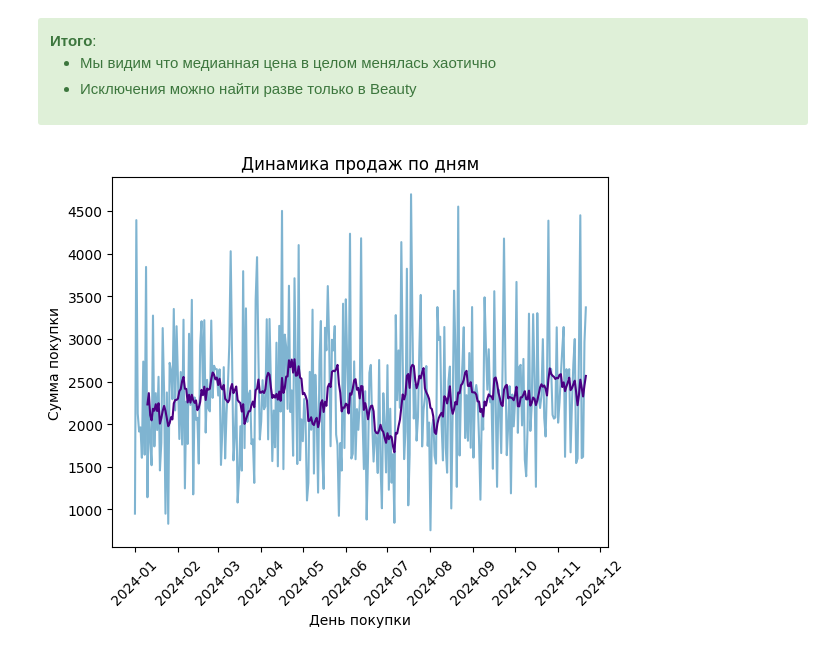
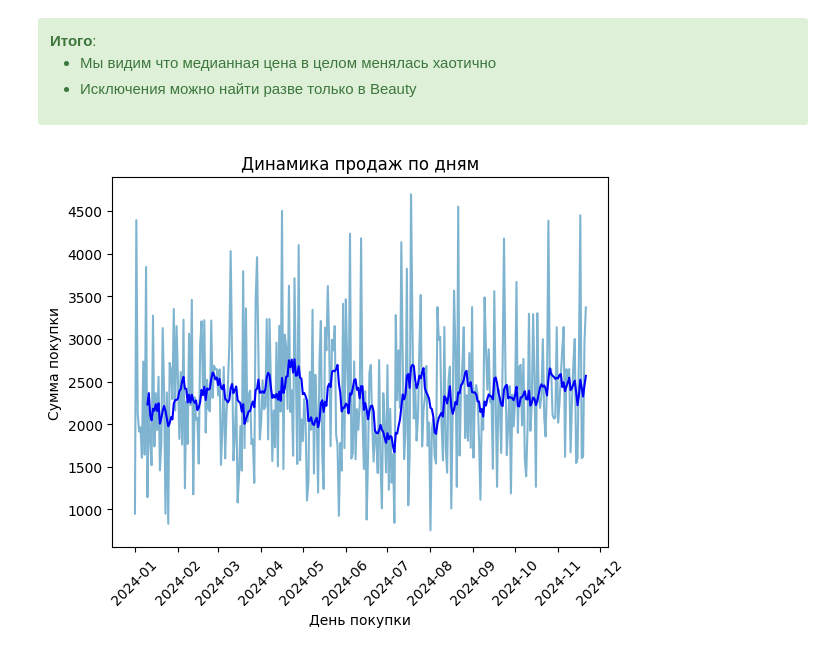
Before and after one commit to SirAlexFer/data_analysis, a Jupyter notebook: 01. Ecommerce/notebooks/02. eda.ipynb, the cells around one changed output. Saved outputs shown, nothing was run; the diff lists cells and outputs as text; code cells hidden in the pictures.

```diff
--- a/01. Ecommerce/notebooks/02. eda.ipynb
+++ b/01. Ecommerce/notebooks/02. eda.ipynb
@@ -296,14 +296,14 @@ df_ecom_month = df_ecom.groupby(by='purchase_date', as_index=False)['final_price
 # %%
 ax = sns.lineplot(data=df_ecom_month, x="purchase_date", y="final_price", alpha=0.5)
 sns.lineplot(
     y=df_ecom_month.final_price.rolling(10).mean(),
     x=df_ecom_month.purchase_date,
-    color="indigo",
+    color="blue",
 )
 plt.xticks(rotation=45)
 plt.title('Динамика продаж по дням')
 plt.xlabel('День покупки')
 plt.ylabel('Сумма покупки')
 plt.show()
 # %% [output]
-[figure, old version]
+[figure, new version]
```
